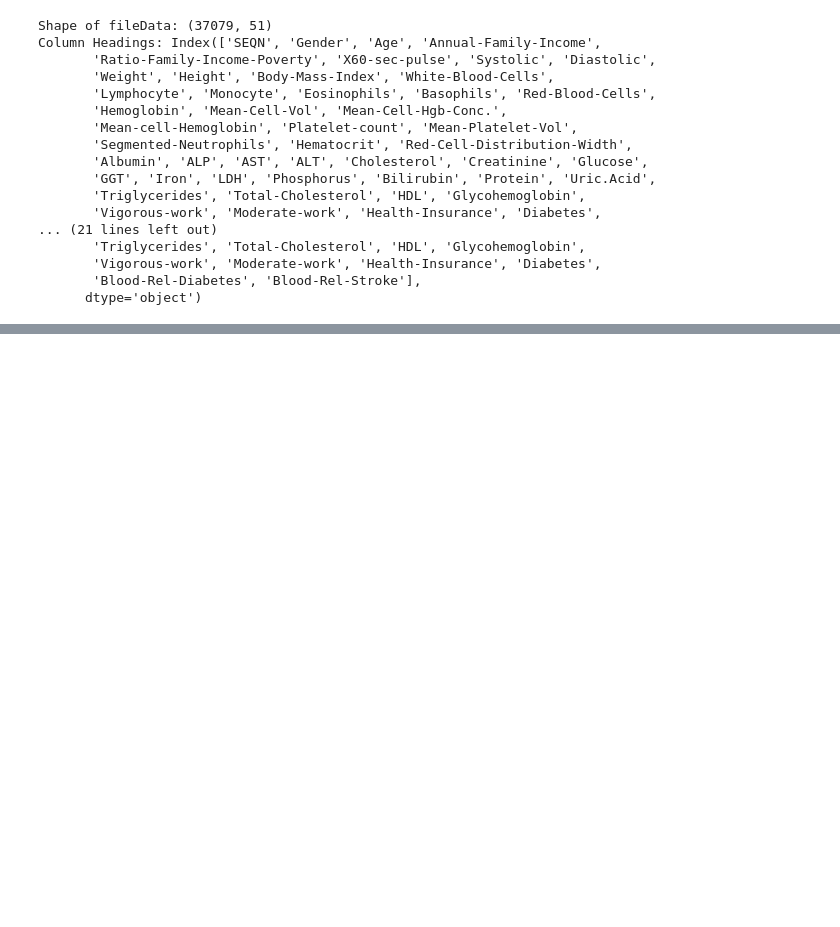
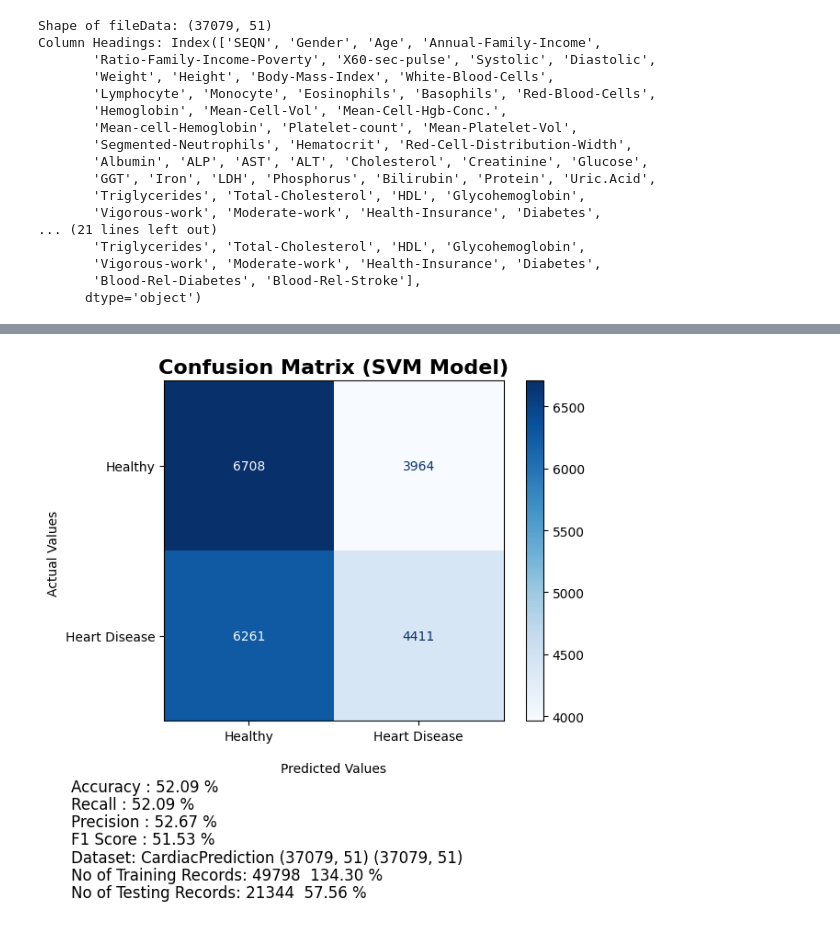
Before and after one commit to Mubshr07/heartDiseasePrediction, a Jupyter notebook: heartDiseaseML.ipynb, the cells around one changed output, grey strips where cells are left out. Cells and saved outputs as stored; diff of their text form; code cells hidden in the pictures; blank space fills up the shorter version.

```diff
--- a/heartDiseaseML.ipynb
+++ b/heartDiseaseML.ipynb
@@ -737,17 +739,19 @@ for indx in range(5):
 '\nconfusionM_rf = confusion_matrix(y_test, y_PredictionRF)\nprint(" Random Forest Accuracy:", accuracy_score(y_test, y_PredictionRF))\nprint(" Random Forest ConfusionM: ", confusionM_rf)\nprint(" Ran ...
 # %%
 #4.     Support Vector Machines (SVM)
-classifierSVM = SVC(C=33, kernel="poly", probability=True )
-
+#classifierSVM = SVC(C=33, kernel="poly")
+classifierSVM = SVC()
 classifierSVM.fit(X_train, y_train)
 y_PredictionSVM = classifierSVM.predict(X_test)
 
 methodName = "SVM"
 #plot_classification_report(methodName, dataSetName, y_test, y_PredictionSVM)
 makeConfusionMatrixPic(4, methodName, dataSetName, classifierSVM , X_test, y_test, y_PredictionSVM)
 #makeSHAPreport(methodName, classifierSVM)
 #makeSHAP_KERNELreport(methodName, classifierSVM)
 #makeLIMEreport(methodName, classifierSVM)
+# %% [output]
+[figure, added]
 # %%
 #5.     K-Nearest Neighbors (KNN)
 classifierKNN = KNN(n_neighbors=30, weights='uniform', algorithm='ball_tree', metric='manhattan' )
```
Also changed, not shown: parts of 22 cells of this notebook, 35 other files.
